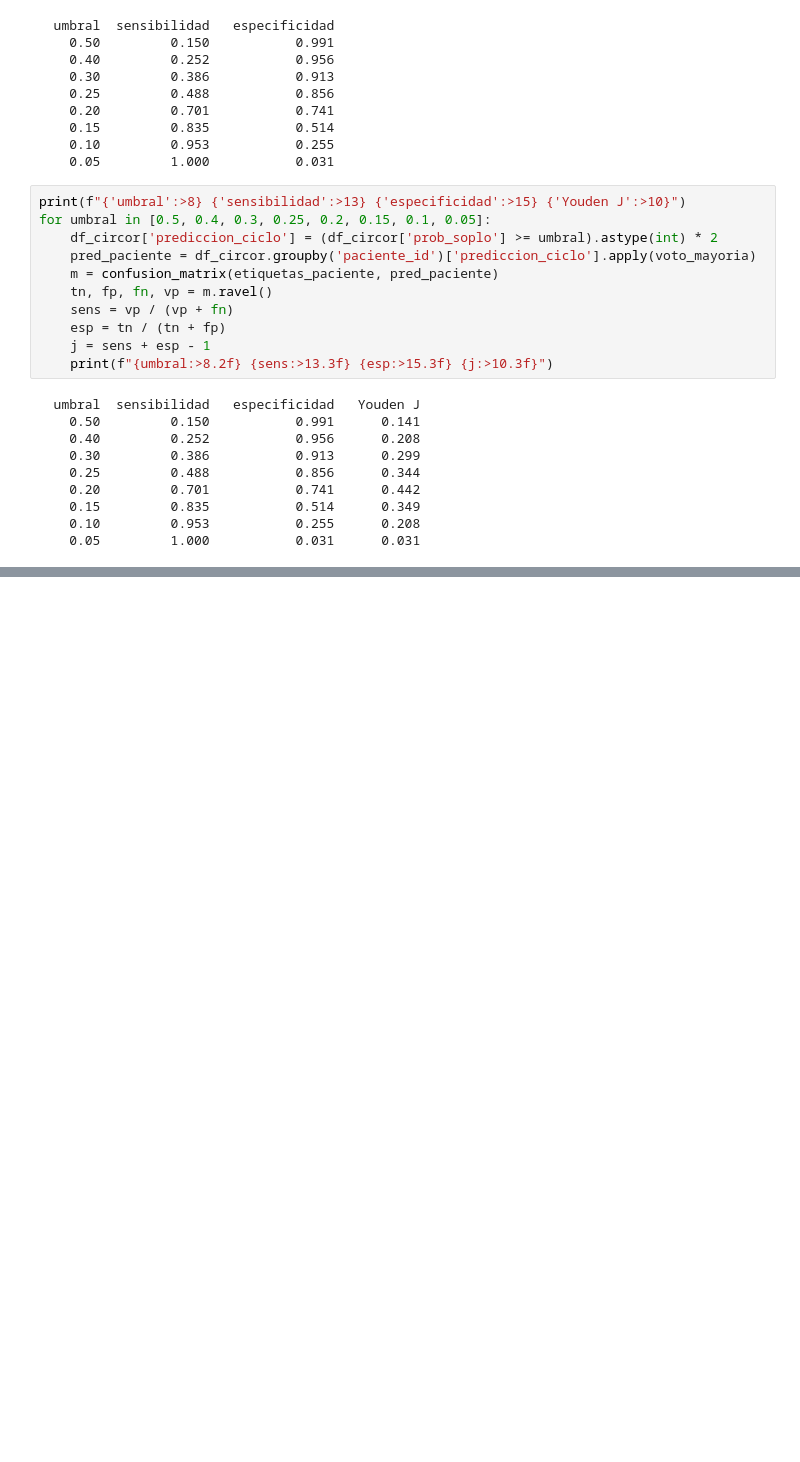
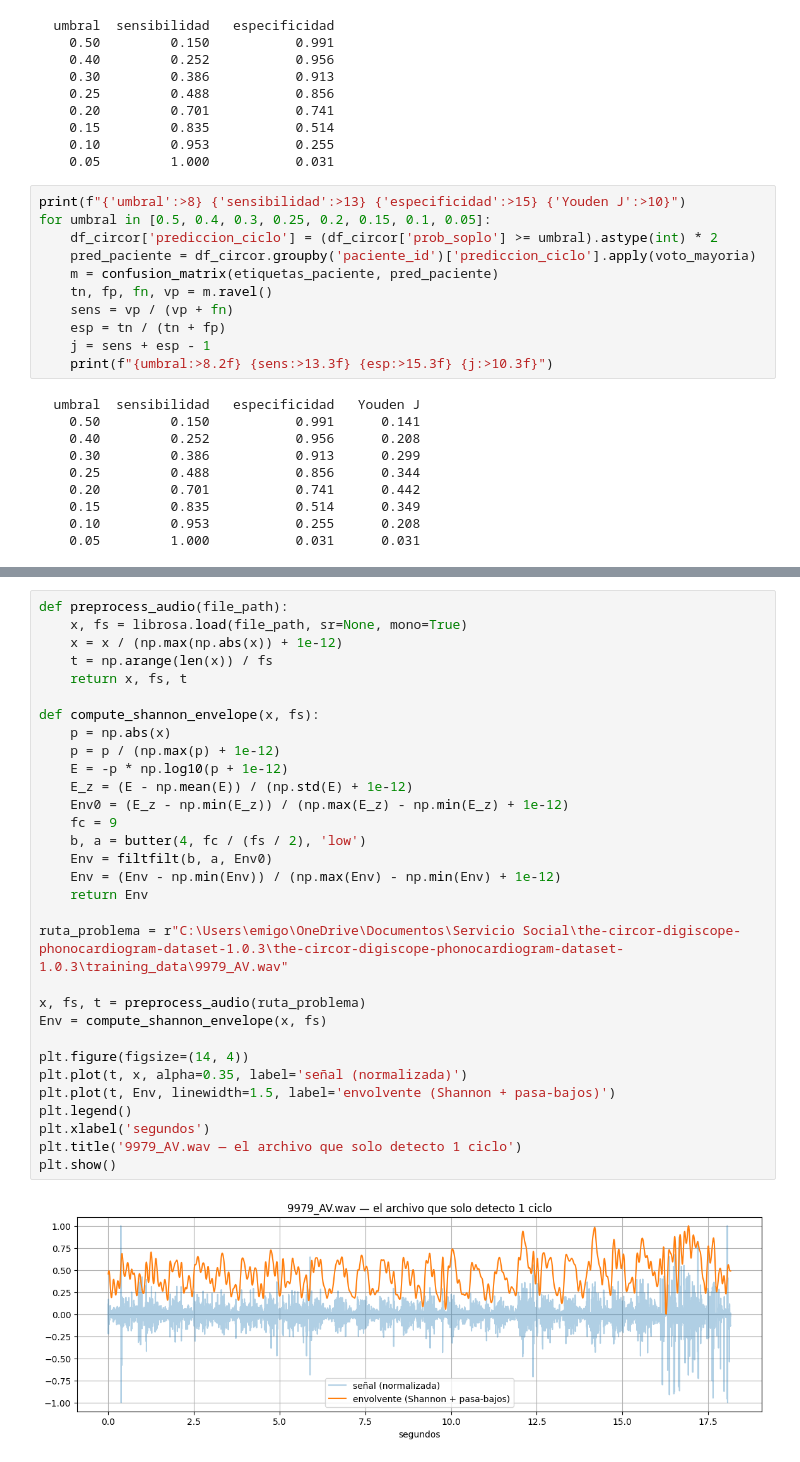
Before and after one commit to fortunatoramirez/clasificador-ac, a Jupyter notebook: notebooks/entorno.ipynb, the cells around one changed output, grey strips where cells are left out. Drawn from its saved outputs; the diff is of its cells as text; blank space fills up the shorter version.

```diff
--- a/notebooks/entorno.ipynb
+++ b/notebooks/entorno.ipynb
@@ -769,0 +893,33 @@ for umbral in [0.5, 0.4, 0.3, 0.25, 0.2, 0.15, 0.1, 0.05]:
+# %%
+def preprocess_audio(file_path):
+    x, fs = librosa.load(file_path, sr=None, mono=True)
+    x = x / (np.max(np.abs(x)) + 1e-12)
+    t = np.arange(len(x)) / fs
+    return x, fs, t
+
+def compute_shannon_envelope(x, fs):
+    p = np.abs(x)
+    p = p / (np.max(p) + 1e-12)
+    E = -p * np.log10(p + 1e-12)
+    E_z = (E - np.mean(E)) / (np.std(E) + 1e-12)
+    Env0 = (E_z - np.min(E_z)) / (np.max(E_z) - np.min(E_z) + 1e-12)
+    fc = 9
+    b, a = butter(4, fc / (fs / 2), 'low')
+    Env = filtfilt(b, a, Env0)
+    Env = (Env - np.min(Env)) / (np.max(Env) - np.min(Env) + 1e-12)
+    return Env
+
+ruta_problema = r"C:\Users\emigo\OneDrive\Documentos\Servicio Social\the-circor-digiscope-phonocardiogram-dataset-1.0.3\the-circor-digiscope-phonocardiogram-dataset-1.0.3\training_data\9979_AV.wav"
+
+x, fs, t = preprocess_audio(ruta_problema)
+Env = compute_shannon_envelope(x, fs)
+
+plt.figure(figsize=(14, 4))
+plt.plot(t, x, alpha=0.35, label='señal (normalizada)')
+plt.plot(t, Env, linewidth=1.5, label='envolvente (Shannon + pasa-bajos)')
+plt.legend()
+plt.xlabel('segundos')
+plt.title('9979_AV.wav — el archivo que solo detecto 1 ciclo')
+plt.show()
+# %% [output]
+[figure, added]
```
Also changed, not shown: parts of 8 cells of this notebook, 3 other files.
